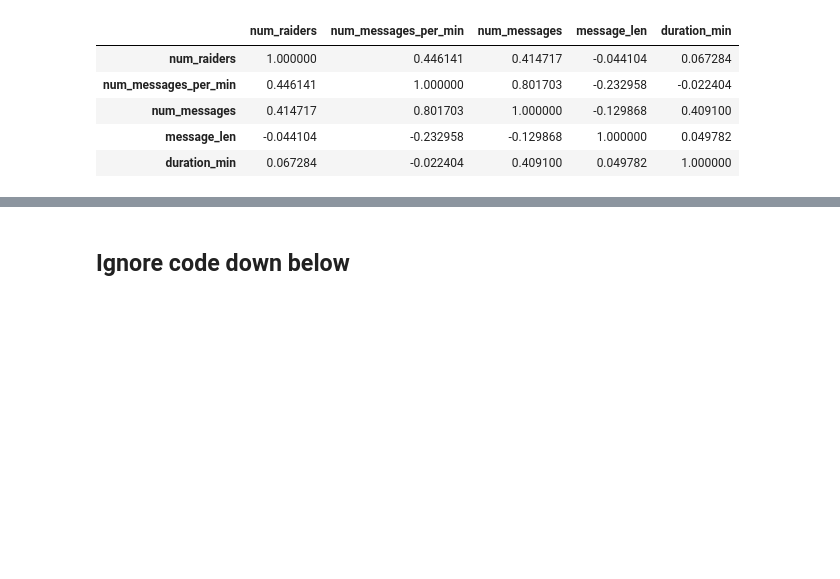
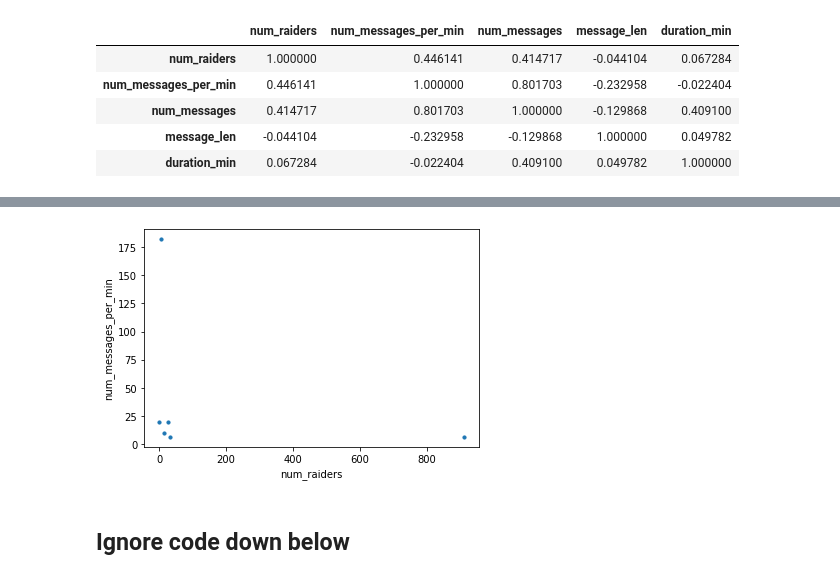
Before and after one commit to pearl-yu/twitch_project, a Jupyter notebook: raid_data_exploration.ipynb, the cells around one changed output, grey strips where cells are left out. Cells and saved outputs as stored; diff of their text form; code cells hidden in the pictures; blank space fills up the shorter version.

```diff
--- a/raid_data_exploration.ipynb
+++ b/raid_data_exploration.ipynb
@@ -282,0 +299,5 @@ features_vid_df_lag_raid[['num_raiders','num_messages_per_min','num_messages','m
+# %%
+#temp = features_vid_df_lag_raid.drop(features_vid_df_lag_raid['num_raiders'].idxmax())
+temp = features_vid_df_lag_raid[features_vid_df_lag_raid.num_raiders < features_vid_df_lag_raid.num_raiders.quantile(.95)]
+temp = temp[temp['num_raiders'] != 0 ]
+temp[['num_raiders','view_count','num_messages_per_min','num_messages','message_len','duration_min']].corr()
@@ -283,3 +312,7 @@ features_vid_df_lag_raid[['num_raiders','num_messages_per_min','num_messages','m
+# %%
+temp.plot.scatter(x = 'num_raiders', y = 'num_messages_per_min', s = 10);
+# %% [output]
+[figure, added]
 # %% [markdown]
 ## Ignore code down below
 # %%
```
Also changed, not shown: parts of 3 cells of this notebook.
